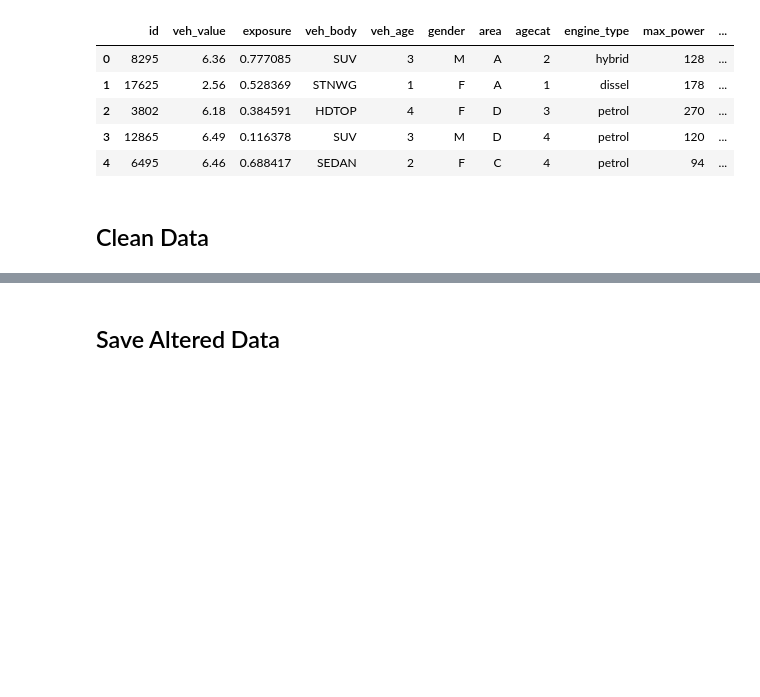
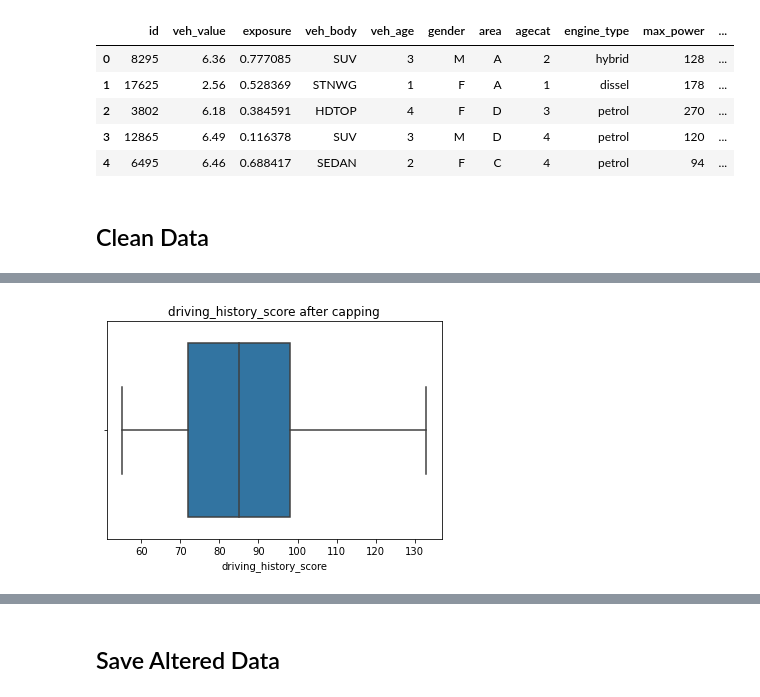
Before and after one commit to adervesh03/Hawkeye-Datathon-2025, a Jupyter notebook: backend/data_collection.ipynb, the cells around one changed output, grey strips where cells are left out. Drawn from its saved outputs; the diff is of its cells as text; code cells hidden in the pictures; blank space fills up the shorter version.

```diff
--- a/backend/data_collection.ipynb
+++ b/backend/data_collection.ipynb
@@ -64,0 +132,9 @@ inference_data.head(5)
+# %%
+import seaborn as sns
+import matplotlib.pyplot as plt
+
+sns.boxplot(x=model_data['driving_history_score'])
+plt.title("driving_history_score after capping")
+plt.show()
+# %% [output]
+[figure, added]
```
Also changed, not shown: parts of 16 cells of this notebook.
